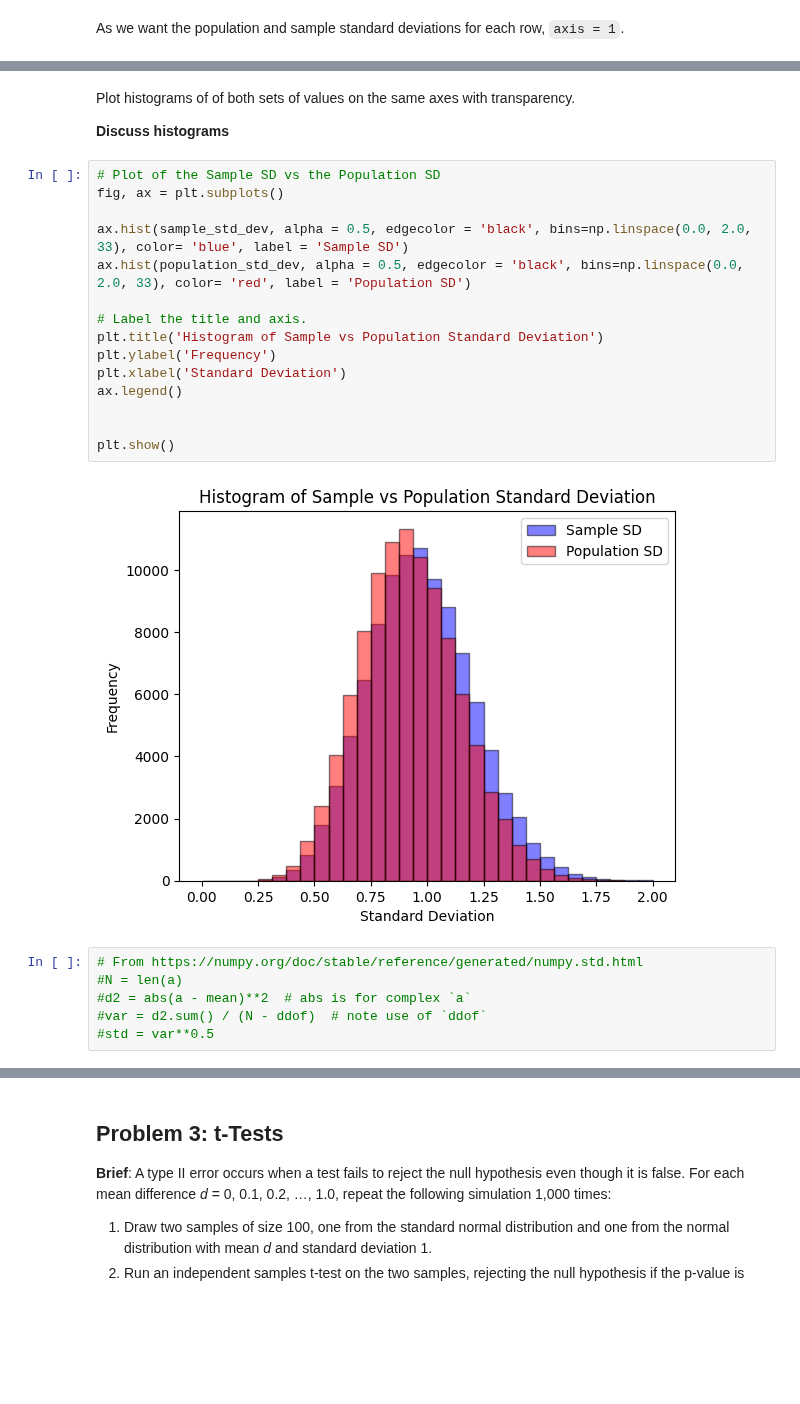
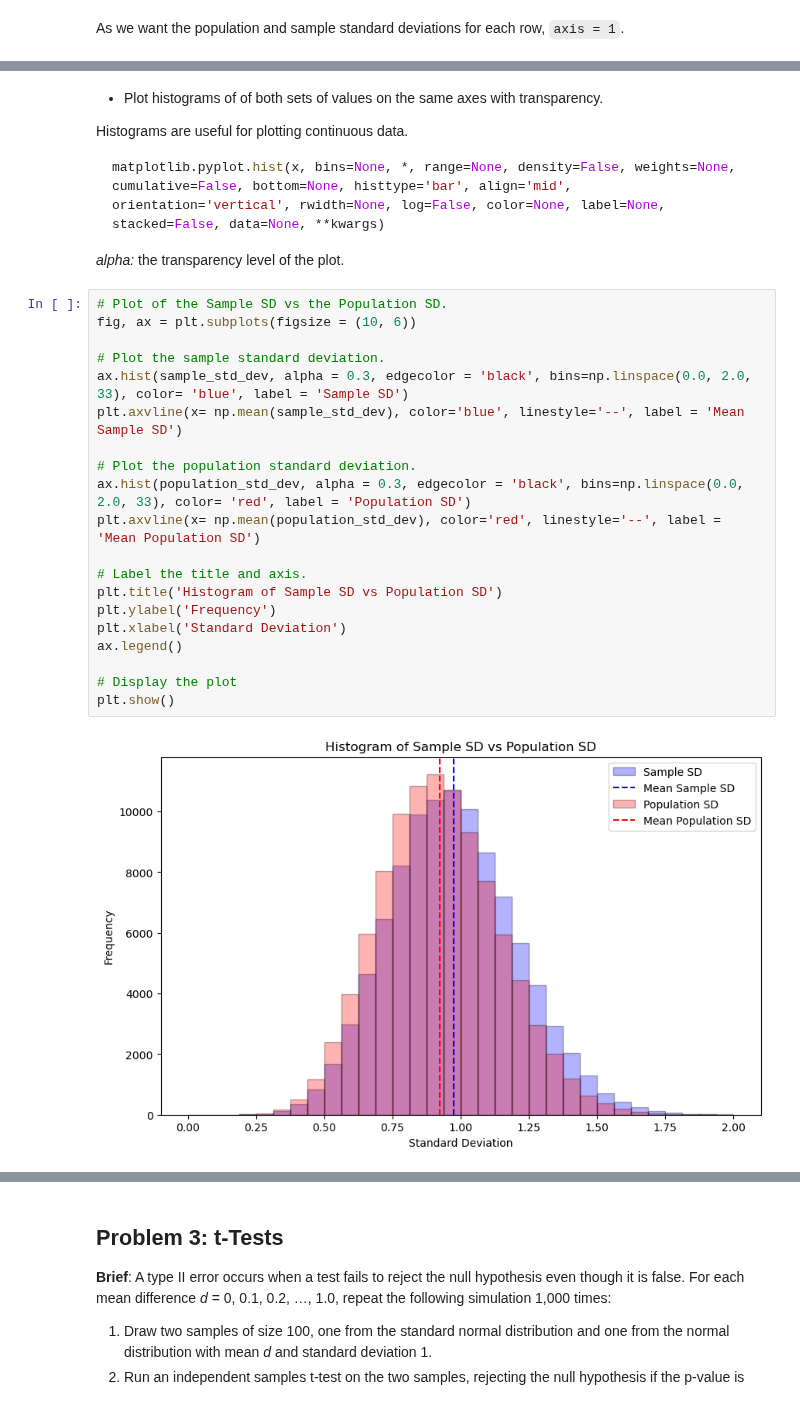
Before and after one commit to IreneKilgannon/applied_statistics, a Jupyter notebook: problems.ipynb, the cells around one changed output, grey strips where cells are left out. Saved outputs shown, nothing was run; the diff lists cells and outputs as text; blank space fills up the shorter version.

````diff
--- a/problems.ipynb
+++ b/problems.ipynb
@@ -503,27 +549,32 @@ array([0.93403761, 0.54067679, 1.02840648, ..., 1.05480364, 1.08092442,
 # %% [markdown]
-Plot histograms of of both sets of values on the same axes with transparency.
+* Plot histograms of of both sets of values on the same axes with transparency.
 
-__Discuss histograms__
+Histograms are useful for plotting continuous data.
+
+```python
+matplotlib.pyplot.hist(x, bins=None, *, range=None, density=False, weights=None, cumulative=False, bottom=None, histtype='bar', align='mid', orientation='vertical', rwidth=None, log=False, color=None, label=None, stacked=False, data=None, **kwargs)
+```
+
+_alpha:_ the transparency level of the plot.
 # %%
-# Plot of the Sample SD vs the Population SD
-fig, ax = plt.subplots()
+# Plot of the Sample SD vs the Population SD.
+fig, ax = plt.subplots(figsize = (10, 6))
 
-ax.hist(sample_std_dev, alpha = 0.5, edgecolor = 'black', bins=np.linspace(0.0, 2.0, 33), color= 'blue', label = 'Sample SD')
-ax.hist(population_std_dev, alpha = 0.5, edgecolor = 'black', bins=np.linspace(0.0, 2.0, 33), color= 'red', label = 'Population SD')
+# Plot the sample standard deviation.
+ax.hist(sample_std_dev, alpha = 0.3, edgecolor = 'black', bins=np.linspace(0.0, 2.0, 33), color= 'blue', label = 'Sample SD')
+plt.axvline(x= np.mean(sample_std_dev), color='blue', linestyle='--', label = 'Mean Sample SD')
+
+# Plot the population standard deviation.
+ax.hist(population_std_dev, alpha = 0.3, edgecolor = 'black', bins=np.linspace(0.0, 2.0, 33), color= 'red', label = 'Population SD')
+plt.axvline(x= np.mean(population_std_dev), color='red', linestyle='--', label = 'Mean Population SD')
 
 # Label the title and axis.
-plt.title('Histogram of Sample vs Population Standard Deviation')
+plt.title('Histogram of Sample SD vs Population SD')
 plt.ylabel('Frequency')
 plt.xlabel('Standard Deviation')
 ax.legend()
 
-
+# Display the plot
 plt.show()
 # %% [output]
-[figure, old version]
+[figure, new version]
-# %%
-# From https://numpy.org/doc/stable/reference/generated/numpy.std.html
-#N = len(a)
-#d2 = abs(a - mean)**2  # abs is for complex `a`
-#var = d2.sum() / (N - ddof)  # note use of `ddof`
-#std = var**0.5
````
Also changed, not shown: parts of 21 cells of this notebook, 1 other file.
